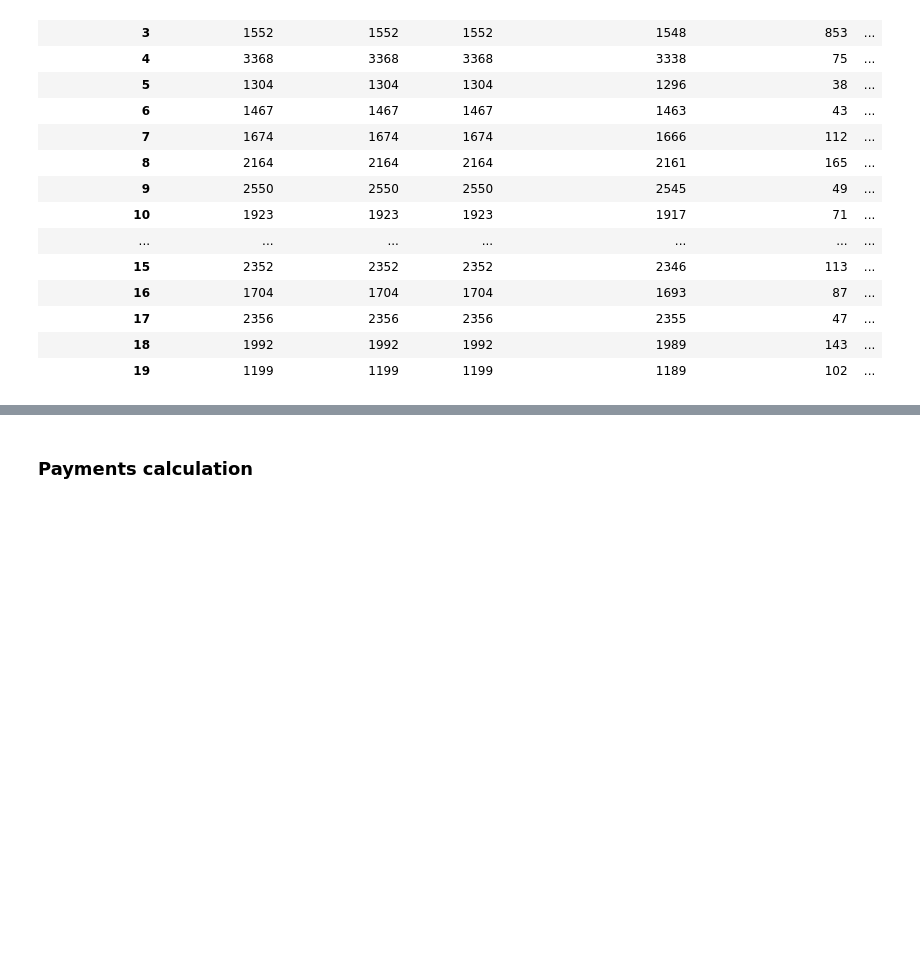
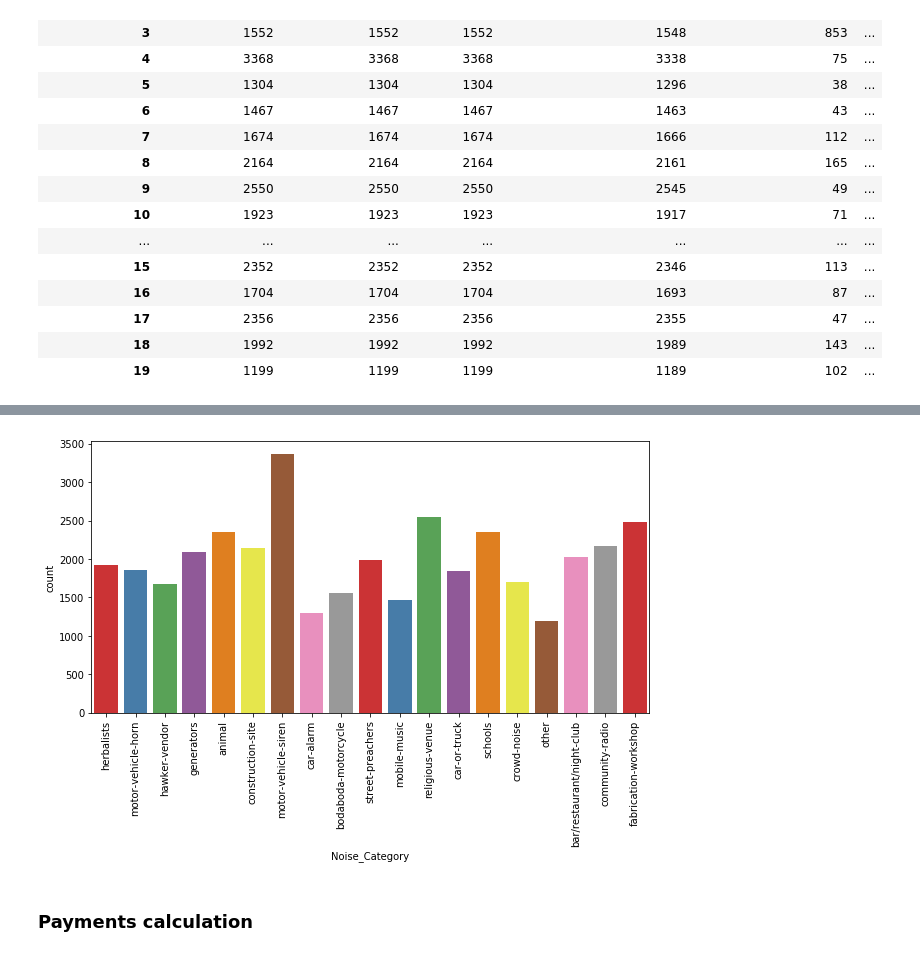
Before and after one commit to NLSanyu/odk-data-pipeline-sample, a Jupyter notebook: notebooks/Exploratory Data Analysis for Noise Pollution.ipynb, the cells around one changed output, grey strips where cells are left out. Cells and saved outputs as stored; diff of their text form; code cells hidden in the pictures; blank space fills up the shorter version.

Commit message:
Map category names to numbers

```diff
--- a/notebooks/Exploratory Data Analysis for Noise Pollution.ipynb
+++ b/notebooks/Exploratory Data Analysis for Noise Pollution.ipynb
@@ -102,0 +103,4 @@ sns.countplot(x="Noise_Category", data=noise_data)
+# %%
+categories = {1:"car-or-truck", 2:"motor-vehicle-horn", 3:"bodaboda-motorcycle", 4:"motor-vehicle-siren", 5:"car-alarm", 6:"mobile-music", 7:"hawker-vendor", 8:"community-radio", 9:"religious-venue", 10:"herbalists", 11:"construction-site", 12:"fabrication-workshop", 13:"generators", 14:"bar/restaurant/night-club", 15:"animal", 16:"crowd-noise", 17:"schools", 18:"street-preachers", 19:"other"}
+noise_data["Noise_Category"] = noise_data["Noise_Category"].map(categories)
+noise_data.head()
@@ -103,3 +114,15 @@ sns.countplot(x="Noise_Category", data=noise_data)
+# %%
+plt.figure(figsize=(10,5))
+chart = sns.countplot(
+    data=noise_data,
+    x="Noise_Category",
+    palette="Set1"
+)
+chart.set_xticklabels(chart.get_xticklabels(), rotation=90)
+
+None
+# %% [output]
+[figure, added]
 # %% [markdown]
 ### Payments calculation
 # %%
```
Also changed, not shown: parts of 8 cells of this notebook.
